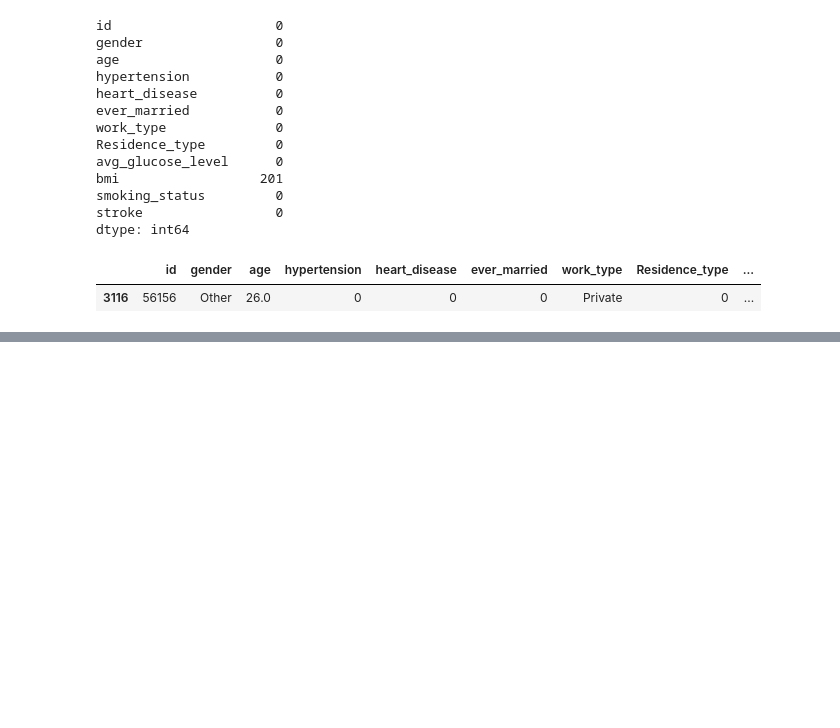
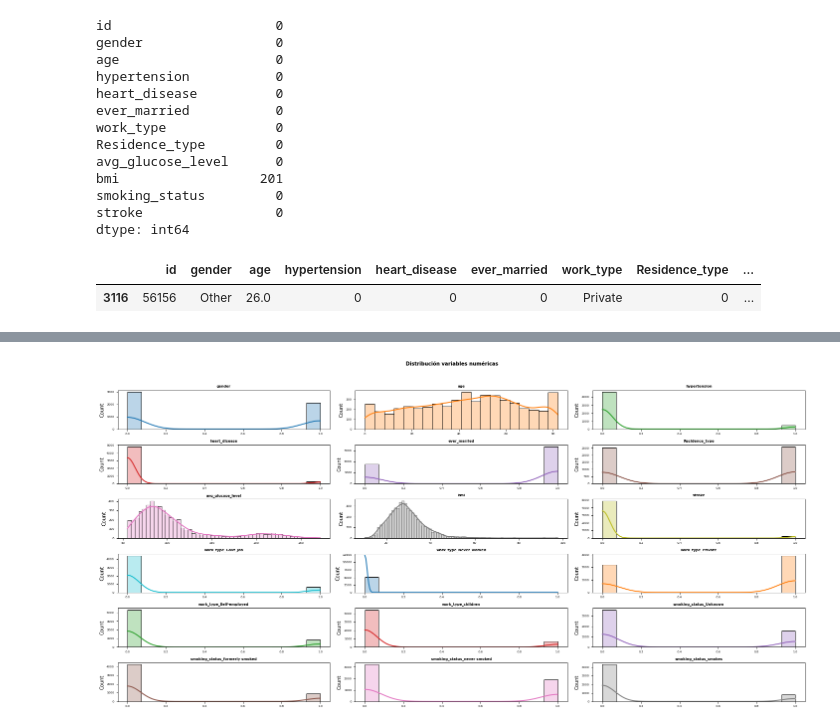
Before and after one commit to arturogzm93/ML-Stroke-Prediction, a Jupyter notebook: PRUEBAS Stroke Prediction.ipynb, the cells around one changed output, grey strips where cells are left out. Saved outputs shown, nothing was run; the diff lists cells and outputs as text; code cells hidden in the pictures; blank space fills up the shorter version.

```diff
--- a/PRUEBAS Stroke Prediction.ipynb
+++ b/PRUEBAS Stroke Prediction.ipynb
@@ -165,0 +177,29 @@ plt.xticks(rotation=-30);
+# %%
+# DISTRIBUCION DE LAS VARIABLES
+
+fig, axes = plt.subplots(nrows=6, ncols=3, figsize=(20, 10))
+axes = axes.flat
+columnas = df2.columns
+columnas = columnas.drop('id')
+
+for i, col in enumerate(columnas):
+    sns.histplot(
+        data    = df2,
+        x       = col,
+        stat    = "count",
+        kde     = True,
+        color   = (list(plt.rcParams['axes.prop_cycle'])*2)[i]["color"],
+        line_kws= {'linewidth': 2},
+        alpha   = 0.3,
+        ax      = axes[i]
+    )
+    axes[i].set_title(col, fontsize = 7, fontweight = "bold")
+    axes[i].tick_params(labelsize = 6)
+    axes[i].set_xlabel("")
+
+
+fig.tight_layout()
+plt.subplots_adjust(top = 0.9)
+fig.suptitle('Distribución variables numéricas', fontsize = 10, fontweight = "bold");
+# %% [output]
+[figure, added]
```
Also changed, not shown: parts of 16 cells of this notebook.
